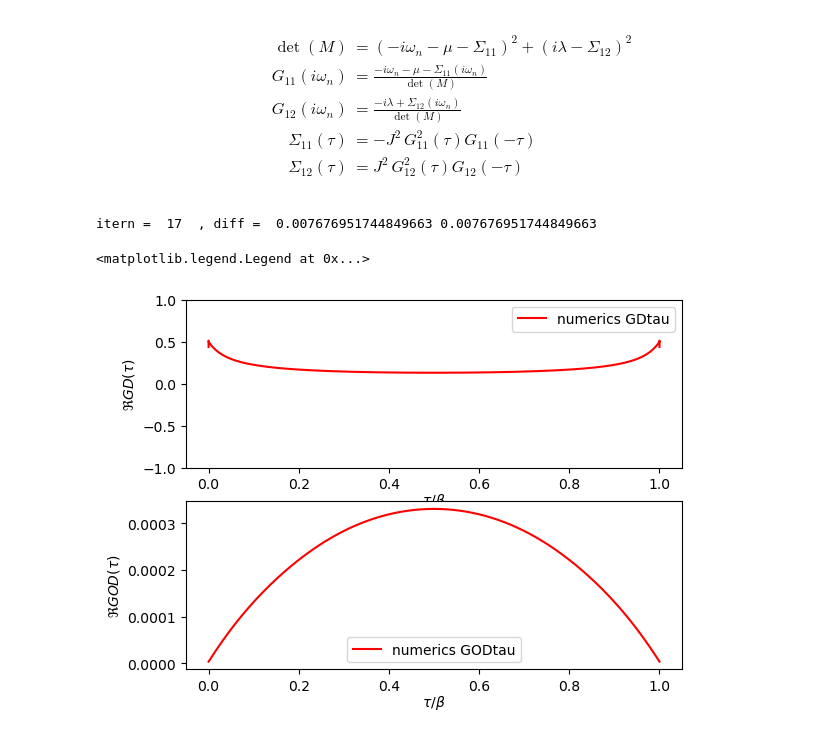
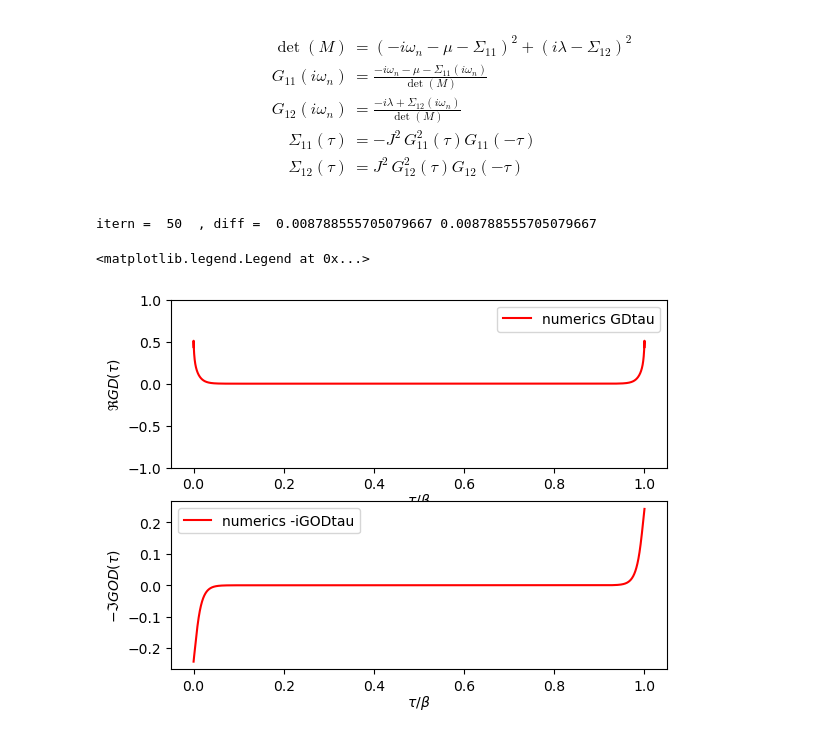
Before and after one commit to aravindhshankar/TwoSidedYSYK, a Jupyter notebook: Benchmarking/ComplexSYKImagTimeWormhole.ipynb, the cells around one changed output. Drawn from its saved outputs; the diff is of its cells as text; code cells hidden in the pictures.

Commit message:
NUMERICALLY SOLVED THE MASS RENORMALIZATION PROBLEM

```diff
--- a/Benchmarking/ComplexSYKImagTimeWormhole.ipynb
+++ b/Benchmarking/ComplexSYKImagTimeWormhole.ipynb
@@ -11,7 +11,8 @@ from ConformalAnalytical import *
 Nbig = int(2**18)
 err = 1e-2
 
-beta = 50
+#beta = 50
+beta = 1000
 #mu = 0.001
 mu = 0.000
 J = 1.0
@@ -79,27 +80,27 @@ while(diff>err):
         xGOD/=2.
     print("itern = ",itern, " , diff = ", diffGD, diffGOD, end = '\r')
 # %% [output]
-itern =  17  , diff =  0.007676951744849663 0.007676951744849663
+itern =  50  , diff =  0.008788555705079667 0.008788555705079667
 # %%
 fig, ax = plt.subplots(2)
 
 ax[0].plot(tau/beta, np.real(GDtau), 'r', label = 'numerics GDtau')
 #ax[0].plot(tau/beta, np.real(Gconftau), 'b--', label = 'analytical Gtau' )
 ax[0].set_ylim(-1,1)
 ax[0].set_xlabel(r'$\tau/\beta$',labelpad = 0)
 ax[0].set_ylabel(r'$\Re{GD(\tau)}$')
 ax[0].legend()
 
-ax[1].plot(tau/beta, np.real(GODtau), 'r', label = 'numerics GODtau')
+ax[1].plot(tau/beta, -np.imag(GODtau), 'r', label = 'numerics -iGODtau')
 #ax[1].plot(tau/beta, np.real(Dconftau), 'b--', label = 'analytical Dtau' )
 #ax[1].plot(tau/beta, np.real(FreeDtau), 'g-.', label = 'Free D Dtau' )
 #ax[1].set_ylim(0,1)
 ax[1].set_xlabel(r'$\tau/\beta$',labelpad = 0)
-ax[1].set_ylabel(r'$\Re{GOD(\tau)}$')
+ax[1].set_ylabel(r'$-\Im{GOD(\tau)}$')
 ax[1].legend()
 # %% [output]
 <matplotlib.legend.Legend at 0x...>
-[figure, old version]
+[figure, new version]
 # %%
 start, stop = Nbig//2, Nbig//2 + 100
 startB, stopB = Nbig//2 + 1 , Nbig//2 + 101
```
Also changed, not shown: parts of 2 cells of this notebook.
